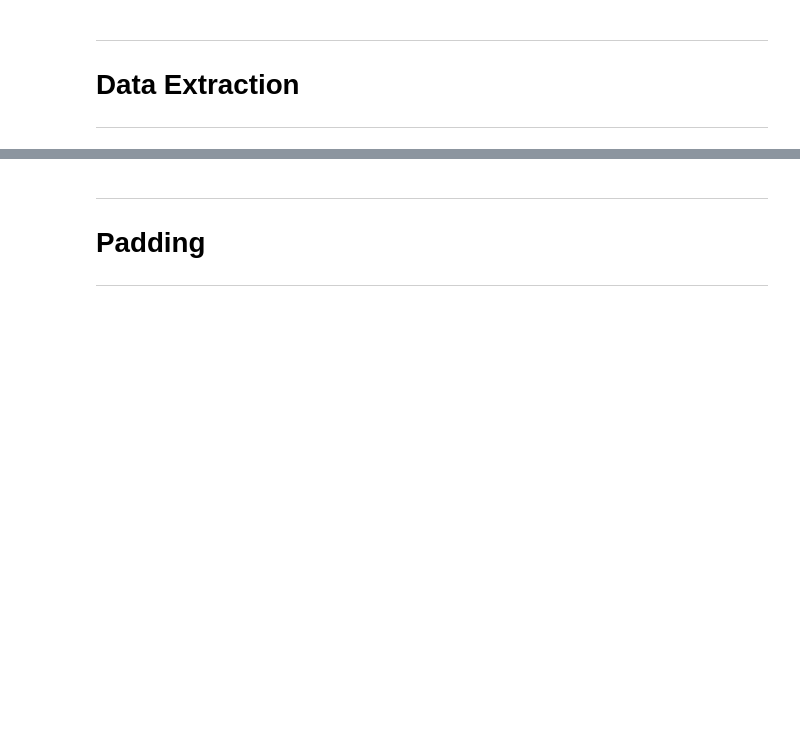
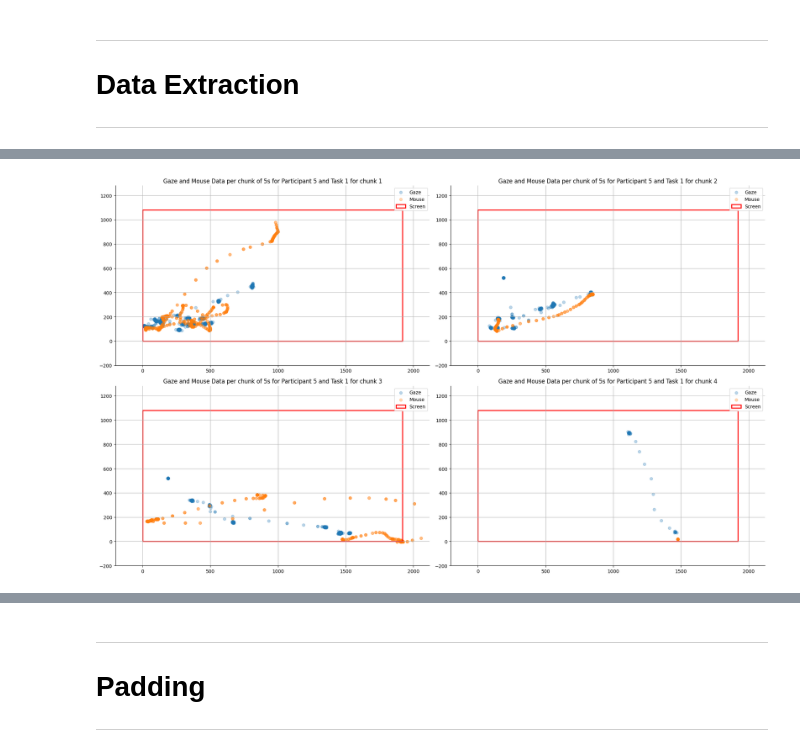
Before and after one commit to kruuZHAW/eye_tracking, a Jupyter notebook: notebooks/sandbox.ipynb, the cells around one changed output, grey strips where cells are left out. Saved outputs shown, nothing was run; the diff lists cells and outputs as text; code cells hidden in the pictures; blank space fills up the shorter version.

```diff
--- a/notebooks/sandbox.ipynb
+++ b/notebooks/sandbox.ipynb
@@ -199,0 +294,11 @@ plt.show()
+# %%
+# Now per participant, per task and per period, we have to build chunks of 10 seconds for the training samples
+# So one specific action of one participant will be represented by several chunks of 10 seconds
+
+chunk_size = 5*1e6
+test = dataset.query("`Participant name` == 5 and Task == 1 and Period == 0")
+test["Recording timestamp"] = test["Recording timestamp"]
+test["chunk_id"] = (test["Recording timestamp"] - test["Recording timestamp"].iloc[0]) // chunk_size
+
+#Get the length of the chunks
+test["chunk_id"].value_counts()
@@ -199,0 +323,22 @@ plt.show()
+# %%
+# Comparisons of the chunks for one task for one participant
+
+fig, axes = plt.subplots(2, 2, figsize=(20, 12))
+axes = axes.flatten()
+data_plot = test
+for i in range(4):
+    axes[i].scatter(data_plot.query(f"chunk_id == {i+1}")["Gaze point X"], data_plot.query(f"chunk_id == {i+1}")["Gaze point Y"], label="Gaze", alpha=0.3)
+    axes[i].scatter(data_plot.query(f"chunk_id == {i+1}")["Mouse position X"], data_plot.query(f"chunk_id == {i+1}")["Mouse position Y"], label="Mouse", alpha=0.3)
+    axes[i].set_title(f"Gaze and Mouse Data per chunk of 5s for Participant 5 and Task 1 for chunk {i+1}")
+    axes[i].add_patch(plt.Rectangle((0, 0), 1920, 1080, fill=None, color='r', linewidth=2, label="Screen"))
+    axes[i].legend()
+    axes[i].spines['top'].set_visible(False)
+    axes[i].spines['right'].set_visible(False)
+    axes[i].grid(True)
+    axes[i].set_xlim(-200, 2120)
+    axes[i].set_ylim(-200, 1280)
+
+plt.tight_layout()
+plt.show()
+# %% [output]
+[figure, added]
```
Also changed, not shown: parts of 17 cells of this notebook, 2 other files.
